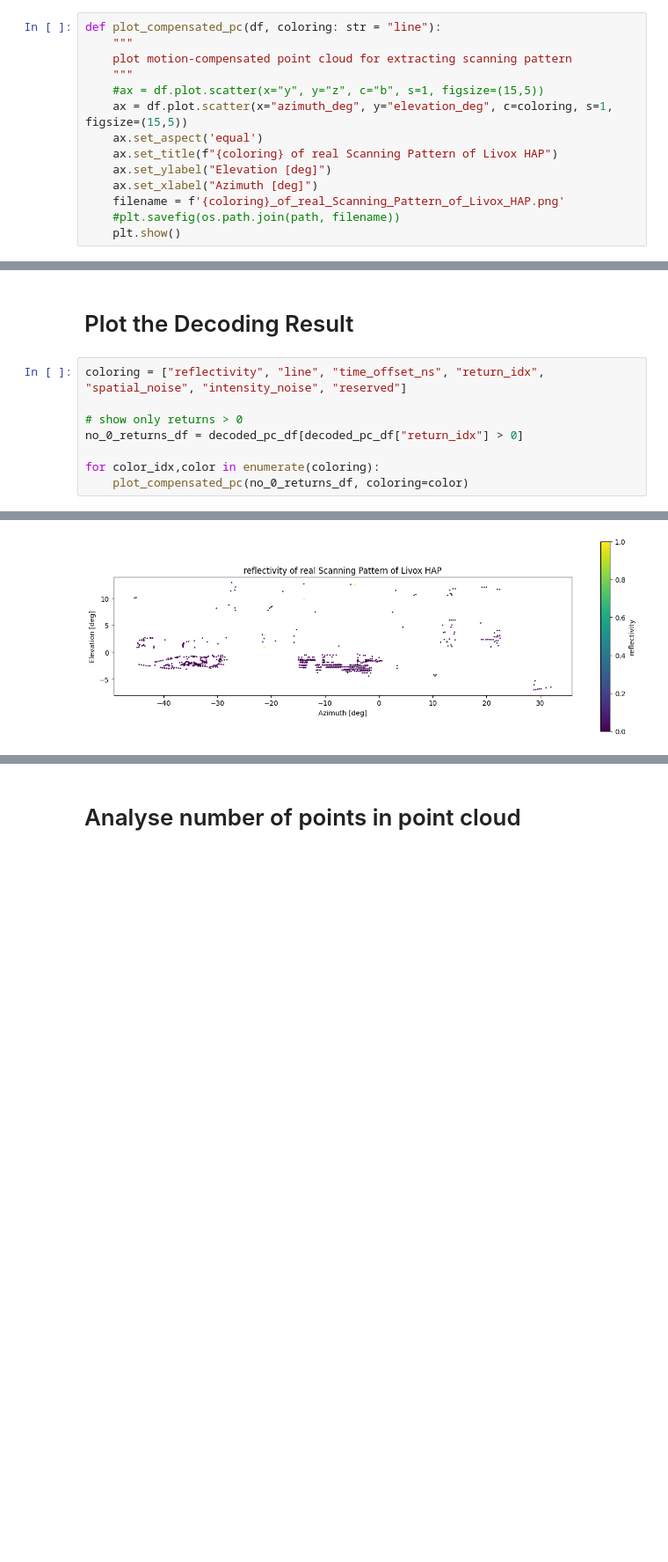
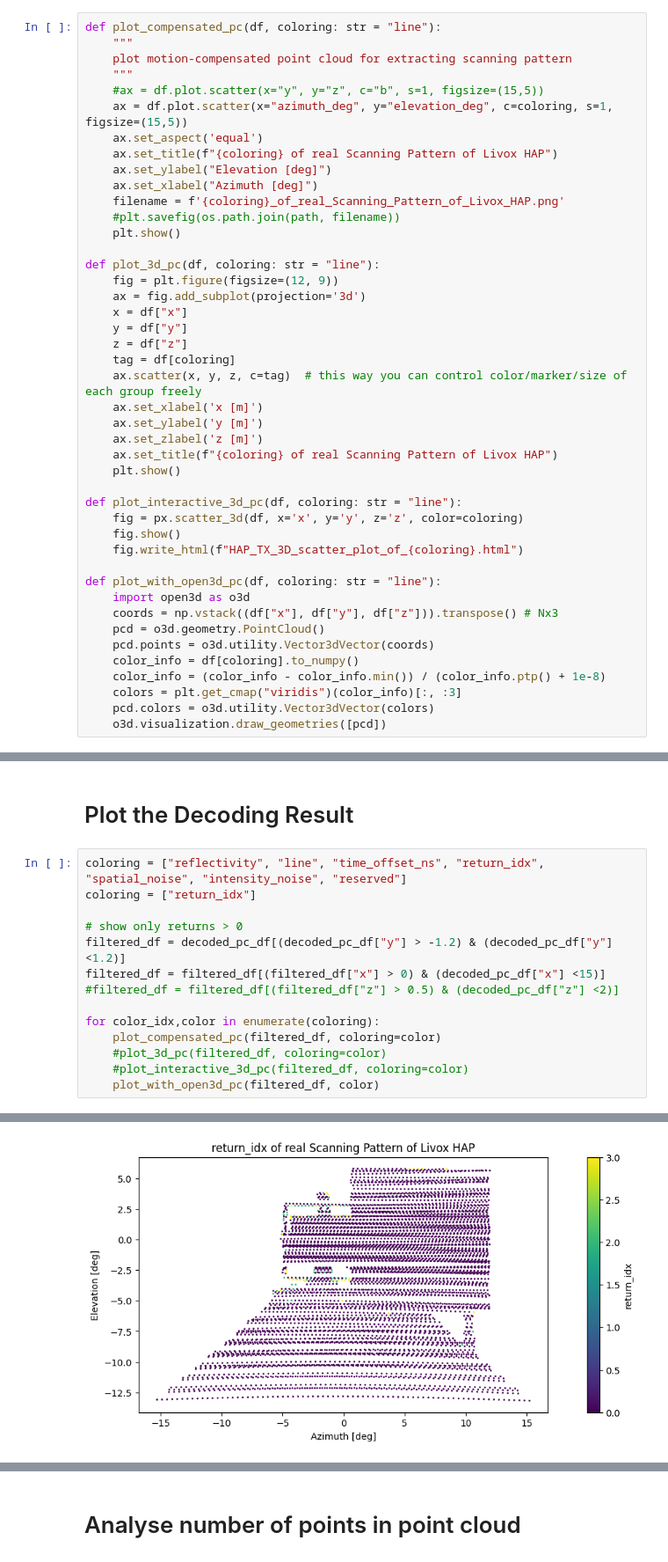
Before and after one commit to philRudd69/livox_HAP_ros_driver2, a Jupyter notebook: testing/decode_pc.ipynb, the cells around one changed output, grey strips where cells are left out. Shown at 88% size. Drawn from its saved outputs; the diff is of its cells as text; blank space fills up the shorter version.

Commit message:
adds: 3D plot functionality added so that one can see the retunrs by color in 3D

```diff
--- a/testing/decode_pc.ipynb
+++ b/testing/decode_pc.ipynb
@@ -151,6 +160,36 @@ def plot_compensated_pc(df, coloring: str = "line"):
     filename = f'{coloring}_of_real_Scanning_Pattern_of_Livox_HAP.png'
     #plt.savefig(os.path.join(path, filename))
     plt.show()
+
+def plot_3d_pc(df, coloring: str = "line"):
+    fig = plt.figure(figsize=(12, 9))
+    ax = fig.add_subplot(projection='3d')
+    x = df["x"]
+    y = df["y"]
+    z = df["z"]
+    tag = df[coloring]
+    ax.scatter(x, y, z, c=tag)  # this way you can control color/marker/size of each group freely
+    ax.set_xlabel('x [m]')
+    ax.set_ylabel('y [m]')
+    ax.set_zlabel('z [m]')
+    ax.set_title(f"{coloring} of real Scanning Pattern of Livox HAP")
+    plt.show()
+
+def plot_interactive_3d_pc(df, coloring: str = "line"):
+    fig = px.scatter_3d(df, x='x', y='y', z='z', color=coloring)
+    fig.show()
+    fig.write_html(f"HAP_TX_3D_scatter_plot_of_{coloring}.html")
+
+def plot_with_open3d_pc(df, coloring: str = "line"):
+    import open3d as o3d
+    coords = np.vstack((df["x"], df["y"], df["z"])).transpose() # Nx3
+    pcd = o3d.geometry.PointCloud()
+    pcd.points = o3d.utility.Vector3dVector(coords)
+    color_info = df[coloring].to_numpy()
+    color_info = (color_info - color_info.min()) / (color_info.ptp() + 1e-8)
+    colors = plt.get_cmap("viridis")(color_info)[:, :3]
+    pcd.colors = o3d.utility.Vector3dVector(colors)
+    o3d.visualization.draw_geometries([pcd])
 # %% [markdown]
 # Decode the message
 # %%
@@ -224,10 +263,16 @@ Name: count, dtype: int64
 # Plot the Decoding Result
 # %%
 coloring = ["reflectivity", "line", "time_offset_ns", "return_idx", "spatial_noise", "intensity_noise", "reserved"]
+coloring = ["return_idx"]
 
 # show only returns > 0
-no_0_returns_df = decoded_pc_df[decoded_pc_df["return_idx"] > 0]
+filtered_df = decoded_pc_df[(decoded_pc_df["y"] > -1.2) & (decoded_pc_df["y"] <1.2)]
+filtered_df = filtered_df[(filtered_df["x"] > 0) & (decoded_pc_df["x"] <15)]
+#filtered_df = filtered_df[(filtered_df["z"] > 0.5) & (decoded_pc_df["z"] <2)]
 
 for color_idx,color in enumerate(coloring):
-    plot_compensated_pc(no_0_returns_df, coloring=color)
+    plot_compensated_pc(filtered_df, coloring=color)
+    #plot_3d_pc(filtered_df, coloring=color)
+    #plot_interactive_3d_pc(filtered_df, coloring=color)
+    plot_with_open3d_pc(filtered_df, color)
 # %% [output]
@@ -234 +280 @@ for color_idx,color in enumerate(coloring):
-[figure, old version]
+[figure, new version]
```
Also changed, not shown: parts of 4 cells of this notebook.
